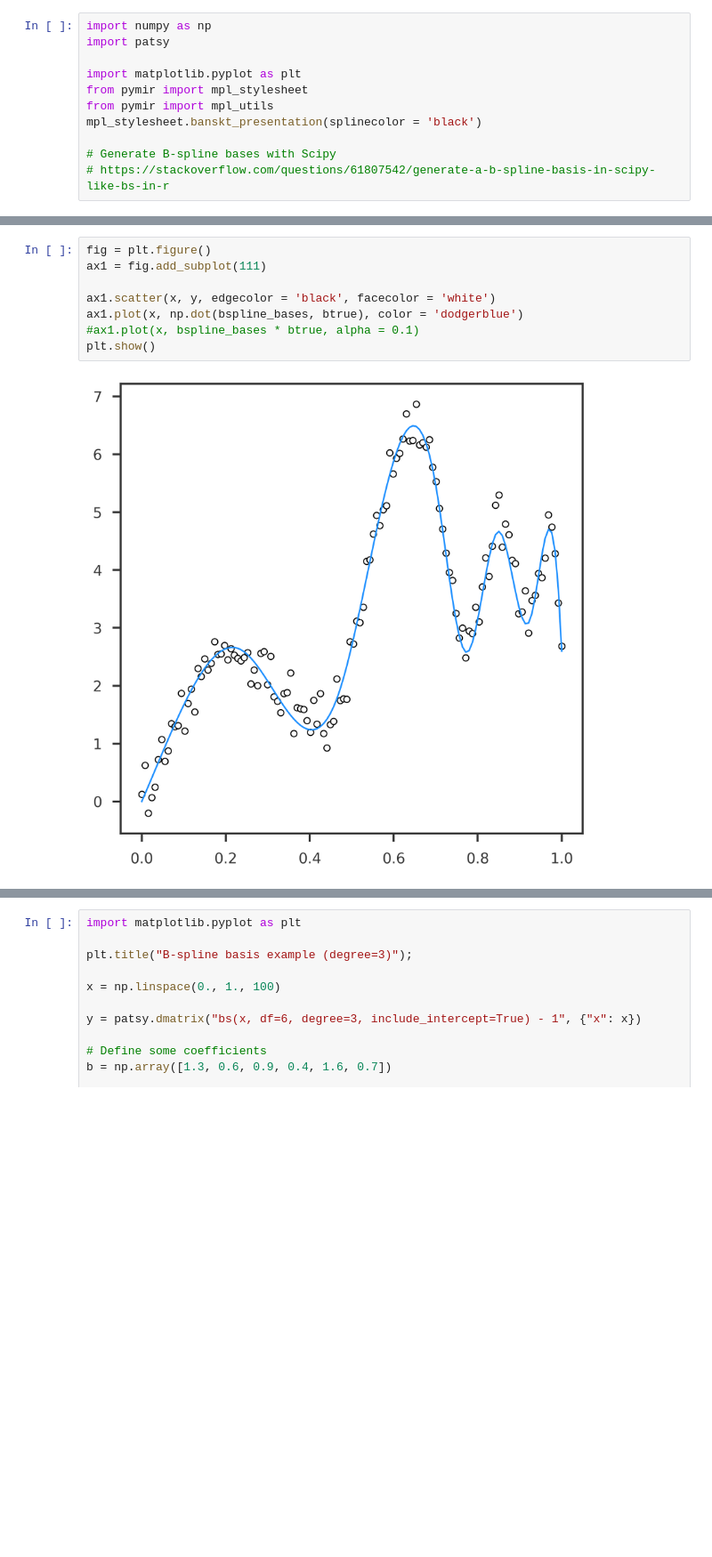
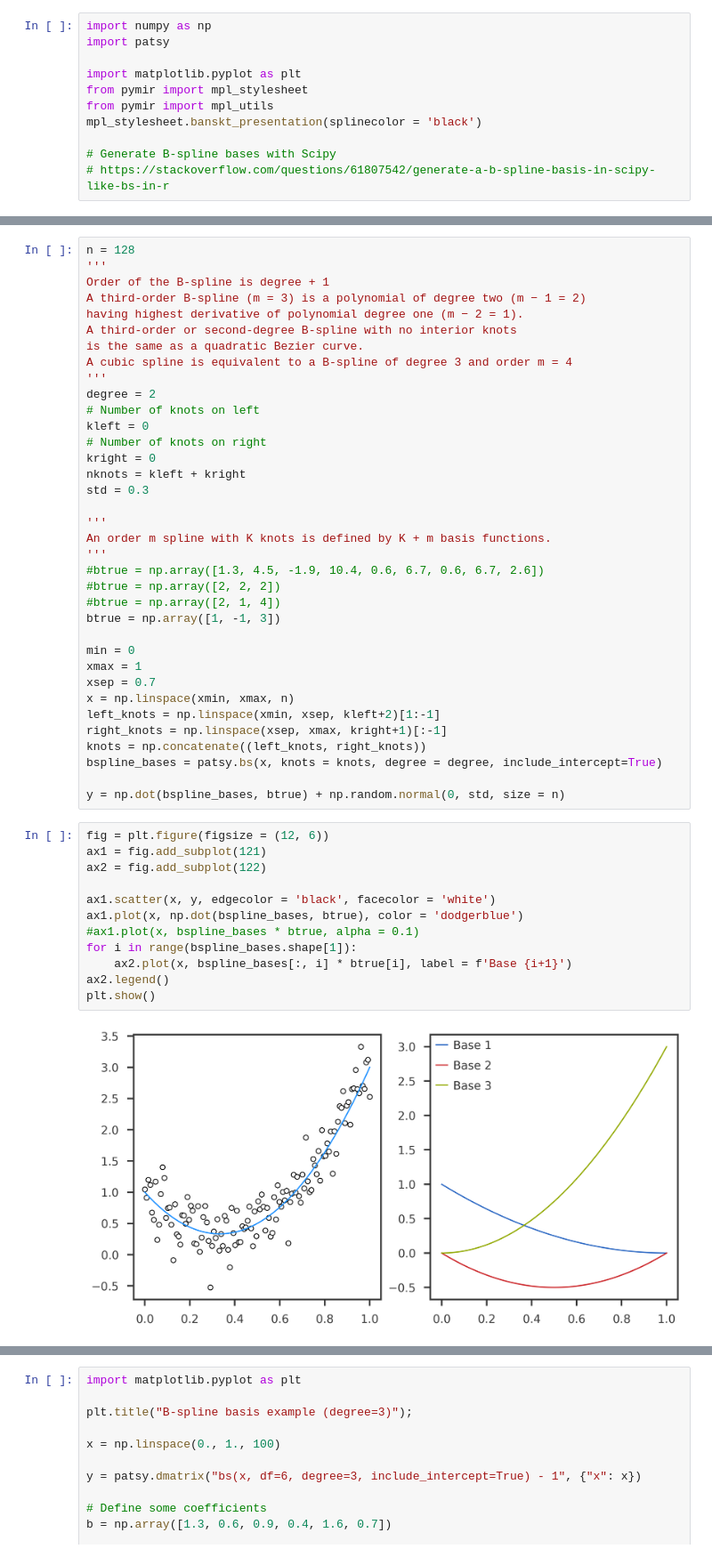
Before and after one commit to banskt/mr-ash-pen-workspace, a Jupyter notebook: notebooks/trendfiltering_examples/understanding_splines_bases.ipynb, the cells around one changed output, grey strips where cells are left out. Shown at 89% size. Drawn from its saved outputs; the diff is of its cells as text; blank space fills up the shorter version.

Commit message:
Understanding spline bases

```diff
--- a/notebooks/trendfiltering_examples/understanding_splines_bases.ipynb
+++ b/notebooks/trendfiltering_examples/understanding_splines_bases.ipynb
@@ -37,10 +21,50 @@ y = np.dot(bspline_bases, btrue) + np.random.normal(0, std, size = n)
+# %%
+n = 128
+'''
+Order of the B-spline is degree + 1
+A third-order B-spline (m = 3) is a polynomial of degree two (m − 1 = 2)
+having highest derivative of polynomial degree one (m − 2 = 1).
+A third-order or second-degree B-spline with no interior knots
+is the same as a quadratic Bezier curve.
+A cubic spline is equivalent to a B-spline of degree 3 and order m = 4
+'''
+degree = 2
+# Number of knots on left
+kleft = 0
+# Number of knots on right
+kright = 0
+nknots = kleft + kright
+std = 0.3
+
+'''
+An order m spline with K knots is defined by K + m basis functions.
+'''
+#btrue = np.array([1.3, 4.5, -1.9, 10.4, 0.6, 6.7, 0.6, 6.7, 2.6])
+#btrue = np.array([2, 2, 2])
+#btrue = np.array([2, 1, 4])
+btrue = np.array([1, -1, 3])
+
+min = 0
+xmax = 1
+xsep = 0.7
+x = np.linspace(xmin, xmax, n)
+left_knots = np.linspace(xmin, xsep, kleft+2)[1:-1]
+right_knots = np.linspace(xsep, xmax, kright+1)[:-1]
+knots = np.concatenate((left_knots, right_knots))
+bspline_bases = patsy.bs(x, knots = knots, degree = degree, include_intercept=True)
+
+y = np.dot(bspline_bases, btrue) + np.random.normal(0, std, size = n)
 # %%
-fig = plt.figure()
-ax1 = fig.add_subplot(111)
+fig = plt.figure(figsize = (12, 6))
+ax1 = fig.add_subplot(121)
+ax2 = fig.add_subplot(122)
 
 ax1.scatter(x, y, edgecolor = 'black', facecolor = 'white')
 ax1.plot(x, np.dot(bspline_bases, btrue), color = 'dodgerblue')
 #ax1.plot(x, bspline_bases * btrue, alpha = 0.1)
+for i in range(bspline_bases.shape[1]):
+    ax2.plot(x, bspline_bases[:, i] * btrue[i], label = f'Base {i+1}')
+ax2.legend()
 plt.show()
 # %% [output]
-[figure, old version]
+[figure, new version]
```
Also changed, not shown: parts of 7 cells of this notebook.
